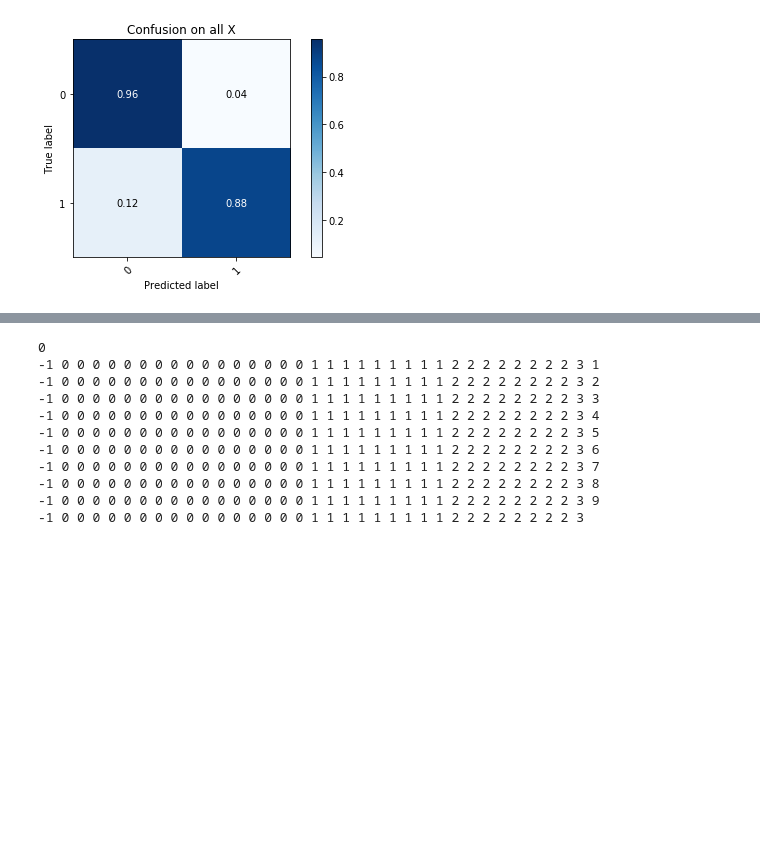
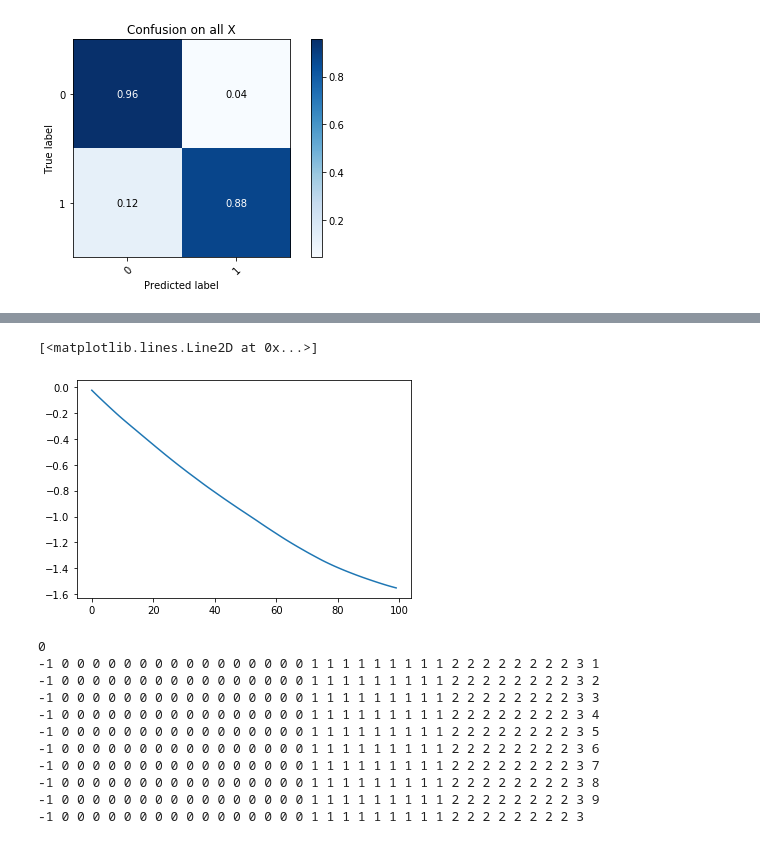
Before and after one commit to TwsThomas/fairness, a Jupyter notebook: fairness adult_sgd.ipynb, the cells around one changed output, grey strips where cells are left out. Saved outputs shown, nothing was run; the diff lists cells and outputs as text; code cells hidden in the pictures; blank space fills up the shorter version.

```diff
--- a/fairness adult_sgd.ipynb
+++ b/fairness adult_sgd.ipynb
@@ -356,3 +365,8 @@ Wall time: 14.4 s
+# %%
+plt.plot(ll)
+# %% [output]
+[<matplotlib.lines.Line2D at 0x...>]
+[figure, added]
 # %%
 ## STD for plot
 
```
Also changed, not shown: parts of 4 cells of this notebook, 1 other file.
